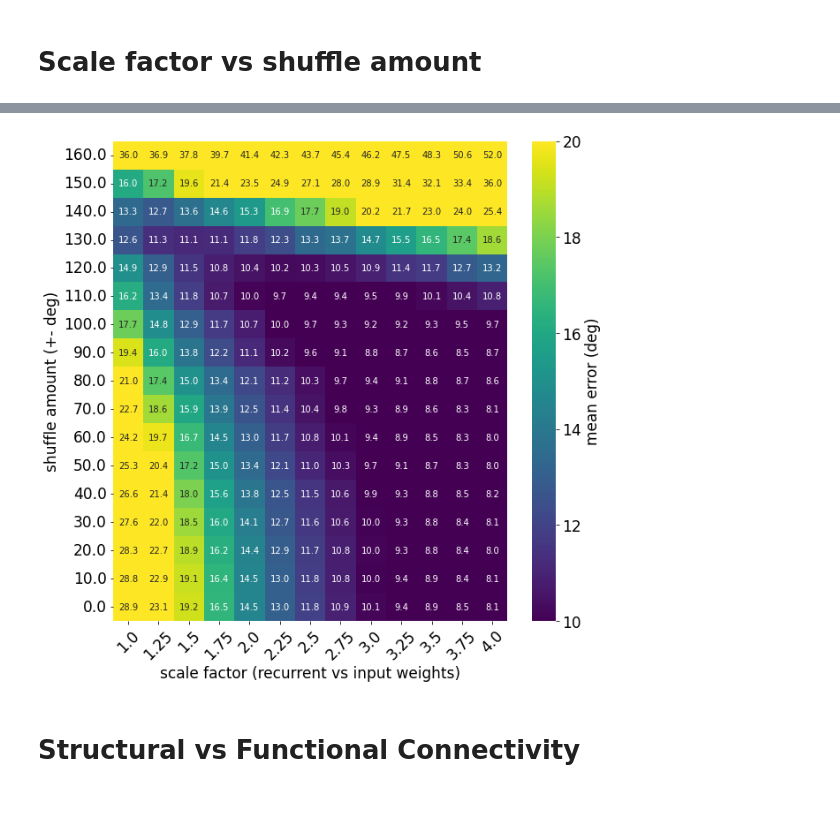
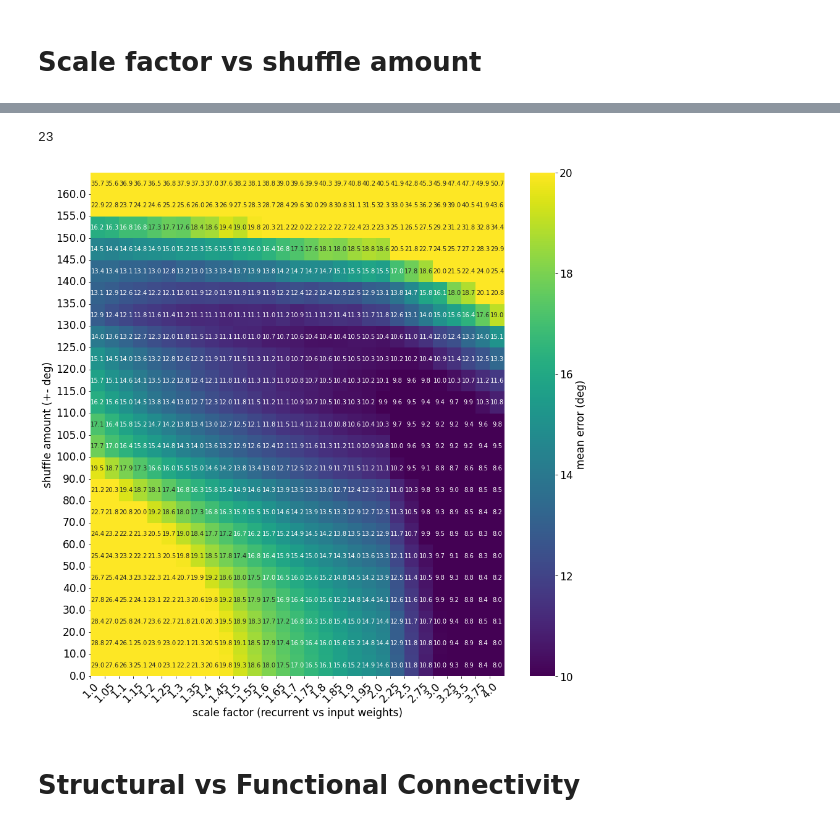
Before and after one commit to azaho/ccn_story3, a Jupyter notebook: radius.ipynb, the cells around one changed output, grey strips where cells are left out. Saved outputs shown, nothing was run; the diff lists cells and outputs as text; code cells hidden in the pictures.

```diff
--- a/radius.ipynb
+++ b/radius.ipynb
@@ -26,6 +30,8 @@ def load_network_errors(shuffle_amount, scale_factor):
 # %%
 shuffle_amounts = np.arange(0, 161, 10, dtype="float")
-scale_factors = np.arange(1, 4.1, 0.25, dtype="float")
+shuffle_amounts = np.array([0, 10, 20, 30, 40, 50, 60, 70, 80, 90, 100, 105, 110, 115, 120, 125, 130, 135, 140, 145, 150, 155, 160], dtype="float")#np.arange(0, 161, 10, dtype="float")
+scale_factors = np.array([1.  , 1.05, 1.1 , 1.15, 1.2 , 1.25, 1.3 , 1.35, 1.4 , 1.45, 1.5 ,
+       1.55, 1.6 , 1.65, 1.7 , 1.75, 1.8 , 1.85, 1.9 , 1.95, 2.  , 2.25, 2.5 , 2.75, 3.  , 3.25, 3.5 , 3.75, 4.  ])
 error_means = np.zeros((len(shuffle_amounts), len(scale_factors)), "float")
 
 for i, shuffle_amount in enumerate(shuffle_amounts):
@@ -35,15 +50,19 @@ for i, shuffle_amount in enumerate(shuffle_amounts):
+# %%
+len(shuffle_amounts)
+# %% [output]
+23
 # %%
-fig = plt.figure(figsize=(10, 10))
+fig = plt.figure(figsize=(15, 15))
 plt.rc('font', **{'family': 'DejaVu Sans', 'weight': 'normal', 'size': 17})
 ax = sns.heatmap(error_means, cmap="viridis", annot=((error_means*10).astype(int)/10).astype(str), annot_kws={'fontsize': 10}, fmt='s', vmin=10, vmax=20, cbar_kws={'label': 'mean error (deg)'})
 ax.invert_yaxis()
-ax.set_xticklabels(scale_factors, rotation=45)
-ax.set_yticklabels(shuffle_amounts, rotation=0)
+plt.xticks(range(len(scale_factors)), scale_factors, rotation=45)
+plt.yticks(range(len(shuffle_amounts)), shuffle_amounts, rotation=0)
 ax.set_xlabel("scale factor (recurrent vs input weights)")
 ax.set_ylabel("shuffle amount (+- deg)")
 plt.show()
 # %% [output]
-[figure, old version]
+[figure, new version]
 # %% [markdown]
 # Structural vs Functional Connectivity
 # %%
```
Also changed, not shown: parts of 24 cells of this notebook, 7 other files.
